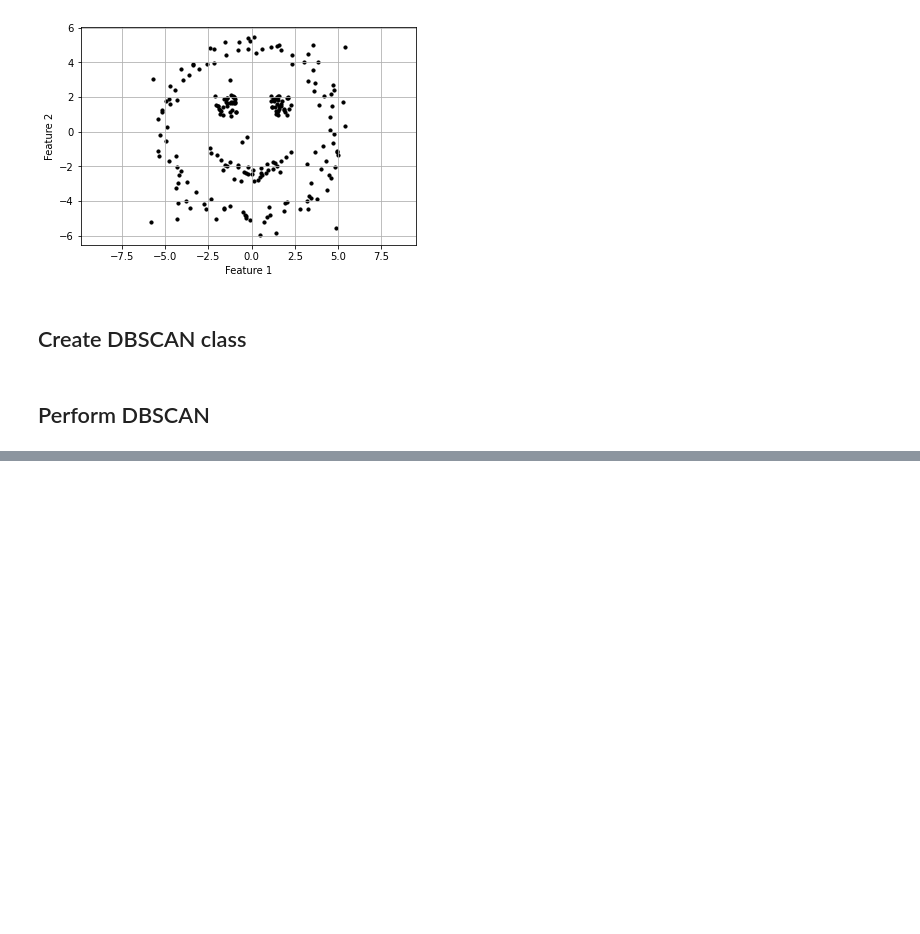
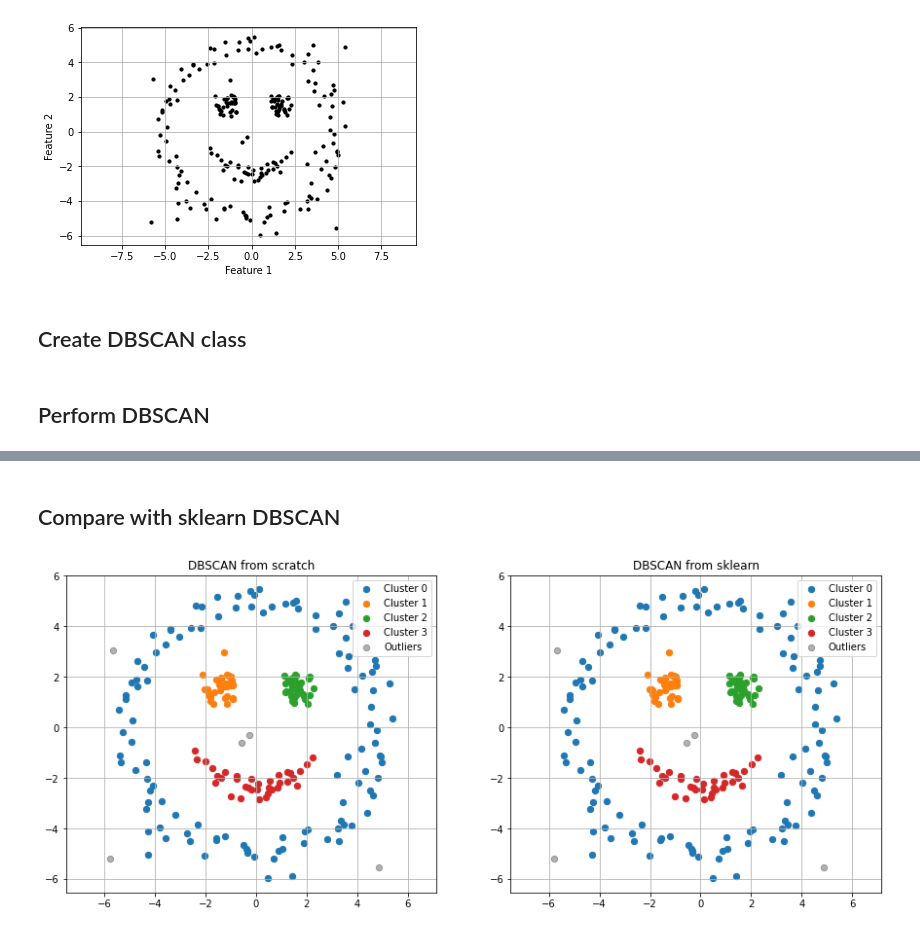
Before and after one commit to kspilario/DS397_comp, a Jupyter notebook: Clustering/dbscan_smiley.ipynb, the cells around one changed output, grey strips where cells are left out. Saved outputs shown, nothing was run; the diff lists cells and outputs as text; code cells hidden in the pictures; blank space fills up the shorter version.

```diff
--- a/Clustering/dbscan_smiley.ipynb
+++ b/Clustering/dbscan_smiley.ipynb
@@ -98,0 +119,28 @@ plt.show()
+# %% [markdown]
+## Compare with sklearn DBSCAN
+# %%
+from sklearn.cluster import DBSCAN
+
+clust_mdl = DBSCAN(eps=1, min_samples=4).fit(X)
+
+fig, (ax1, ax2) = plt.subplots(1, 2, figsize=(15, 6))
+
+for i in range(np.max(labels)+1):
+    ax1.scatter(X[labels == i, 0], X[labels == i, 1], s=40, label=f'Cluster {i}')
+    ax2.scatter(X[clust_mdl.labels_ == i, 0], X[clust_mdl.labels_ == i, 1],
+               s=40, label=f'Cluster {i}')
+
+ax1.scatter(X[labels == -1, 0], X[labels == -1, 1], c='k', s=40, alpha=0.3, label='Outliers')
+ax2.scatter(X[clust_mdl.labels_ == -1, 0], X[clust_mdl.labels_ == -1, 1], c='k',
+            s=40, alpha=0.3, label='Outliers')
+ax1.set_title('DBSCAN from scratch')
+ax2.set_title('DBSCAN from sklearn')
+ax1.axis('equal')
+ax2.axis('equal')
+ax1.legend()
+ax2.legend()
+ax1.grid()
+ax2.grid()
+plt.show()
+# %% [output]
+[figure, added]
```
Also changed, not shown: parts of 4 cells of this notebook.
